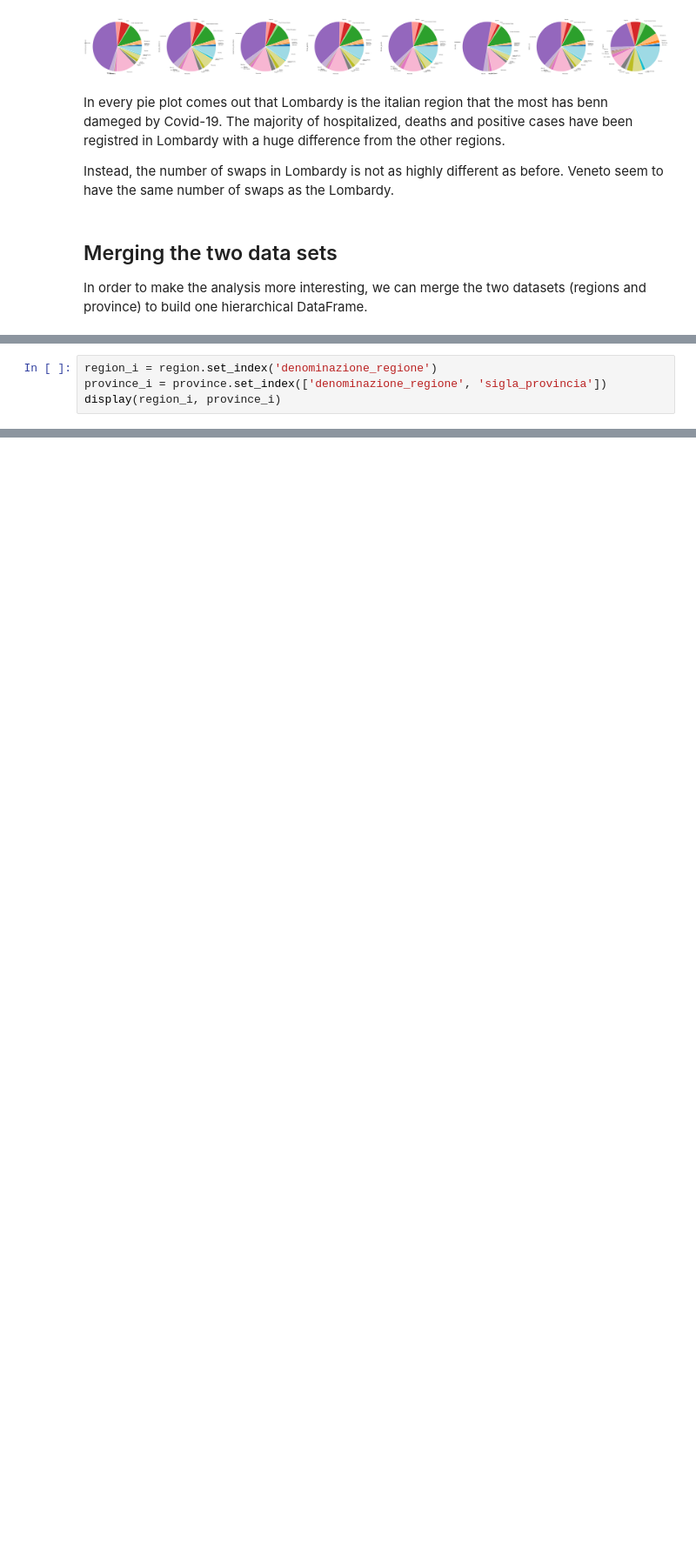
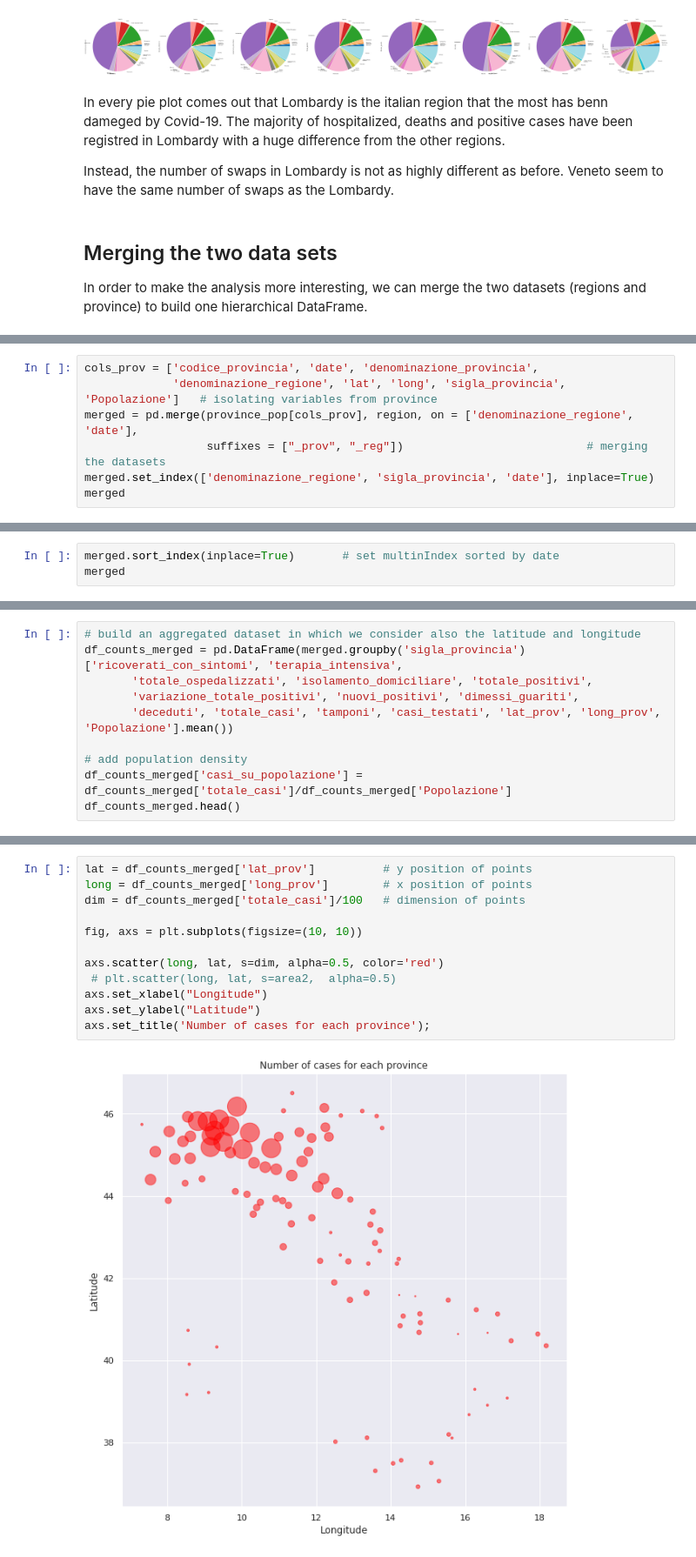
Before and after one commit to fedepiro96/APAD-project, a Jupyter notebook: benci-pirona.ipynb, the cells around one changed output, grey strips where cells are left out. Shown at 87% size. Drawn from its saved outputs; the diff is of its cells as text; blank space fills up the shorter version.

```diff
--- a/benci-pirona.ipynb
+++ b/benci-pirona.ipynb
@@ -821,4 +677,0 @@ total[total['denominazione_regione']=='Toscana'].head(15)
-# %%
-region_i = region.set_index('denominazione_regione')
-province_i = province.set_index(['denominazione_regione', 'sigla_provincia'])
-display(region_i, province_i)
@@ -889,0 +678,7 @@ total.loc[total['denominazione_regione']=='Abruzzo'].set_index(['sigla_provincia
+# %%
+cols_prov = ['codice_provincia', 'date', 'denominazione_provincia',
+             'denominazione_regione', 'lat', 'long', 'sigla_provincia', 'Popolazione']   # isolating variables from province
+merged = pd.merge(province_pop[cols_prov], region, on = ['denominazione_regione', 'date'],
+                  suffixes = ["_prov", "_reg"])                           # merging the datasets
+merged.set_index(['denominazione_regione', 'sigla_provincia', 'date'], inplace=True)
+merged
@@ -889,0 +700,3 @@ total.loc[total['denominazione_regione']=='Abruzzo'].set_index(['sigla_provincia
+# %%
+merged.sort_index(inplace=True)       # set multinIndex sorted by date
+merged
@@ -889,0 +777,10 @@ total.loc[total['denominazione_regione']=='Abruzzo'].set_index(['sigla_provincia
+# %%
+# build an aggregated dataset in which we consider also the latitude and longitude
+df_counts_merged = pd.DataFrame(merged.groupby('sigla_provincia')['ricoverati_con_sintomi', 'terapia_intensiva',
+       'totale_ospedalizzati', 'isolamento_domiciliare', 'totale_positivi',
+       'variazione_totale_positivi', 'nuovi_positivi', 'dimessi_guariti',
+       'deceduti', 'totale_casi', 'tamponi', 'casi_testati', 'lat_prov', 'long_prov', 'Popolazione'].mean())
+
+# add population density
+df_counts_merged['casi_su_popolazione'] = df_counts_merged['totale_casi']/df_counts_merged['Popolazione']
+df_counts_merged.head()
@@ -889,0 +795,14 @@ total.loc[total['denominazione_regione']=='Abruzzo'].set_index(['sigla_provincia
+# %%
+lat = df_counts_merged['lat_prov']          # y position of points
+long = df_counts_merged['long_prov']        # x position of points
+dim = df_counts_merged['totale_casi']/100   # dimension of points
+
+fig, axs = plt.subplots(figsize=(10, 10))
+
+axs.scatter(long, lat, s=dim, alpha=0.5, color='red')
+ # plt.scatter(long, lat, s=area2,  alpha=0.5)
+axs.set_xlabel("Longitude")
+axs.set_ylabel("Latitude")
+axs.set_title('Number of cases for each province');
+# %% [output]
+[figure, added]
```
Also changed, not shown: parts of 106 cells of this notebook.
